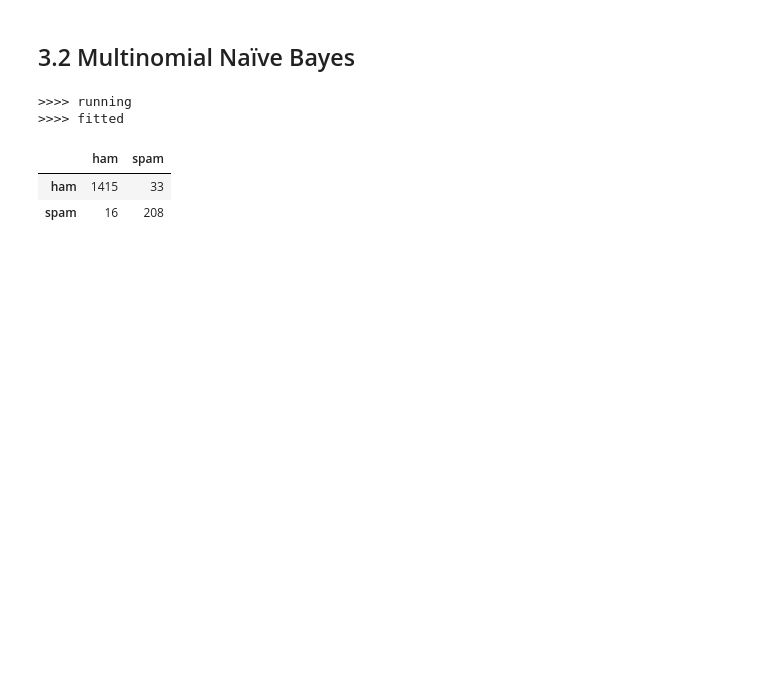
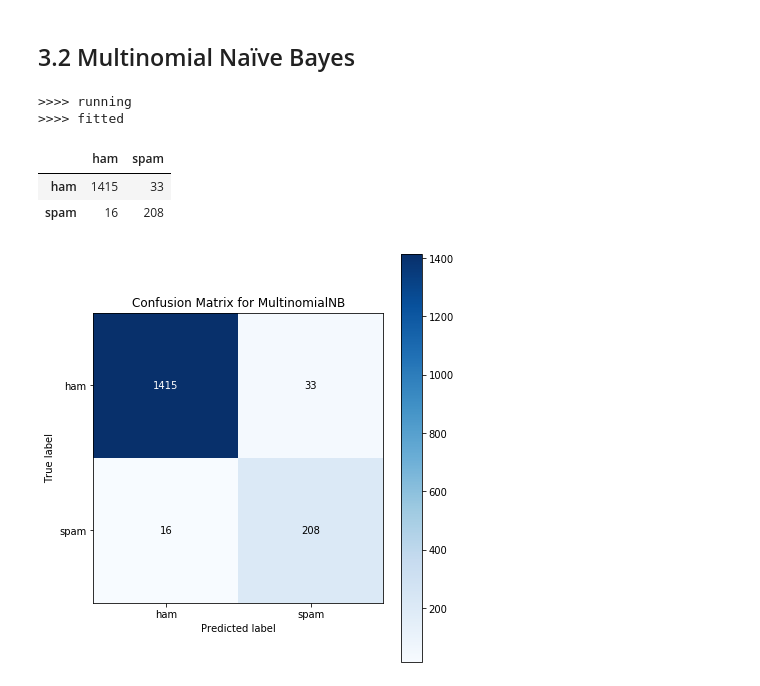
Before and after one commit to ECS171-Project/Final-project, a Jupyter notebook: NaiiveBayes.ipynb, the cells around one changed output. Saved outputs shown, nothing was run; the diff lists cells and outputs as text; code cells hidden in the pictures; blank space fills up the shorter version.

```diff
--- a/NaiiveBayes.ipynb
+++ b/NaiiveBayes.ipynb
@@ -173,3 +177,8 @@ mnb.get_confusion_matrix(y_te, mnb.te_pred)
 |  | ham | spam |
 | ham | 1415 | 33 |
 | spam | 16 | 208 |
+# %%
+mnb.plot_confusion()
+plt.show()
+# %% [output]
+[figure, added]
```
Also changed, not shown: parts of 7 cells of this notebook.
